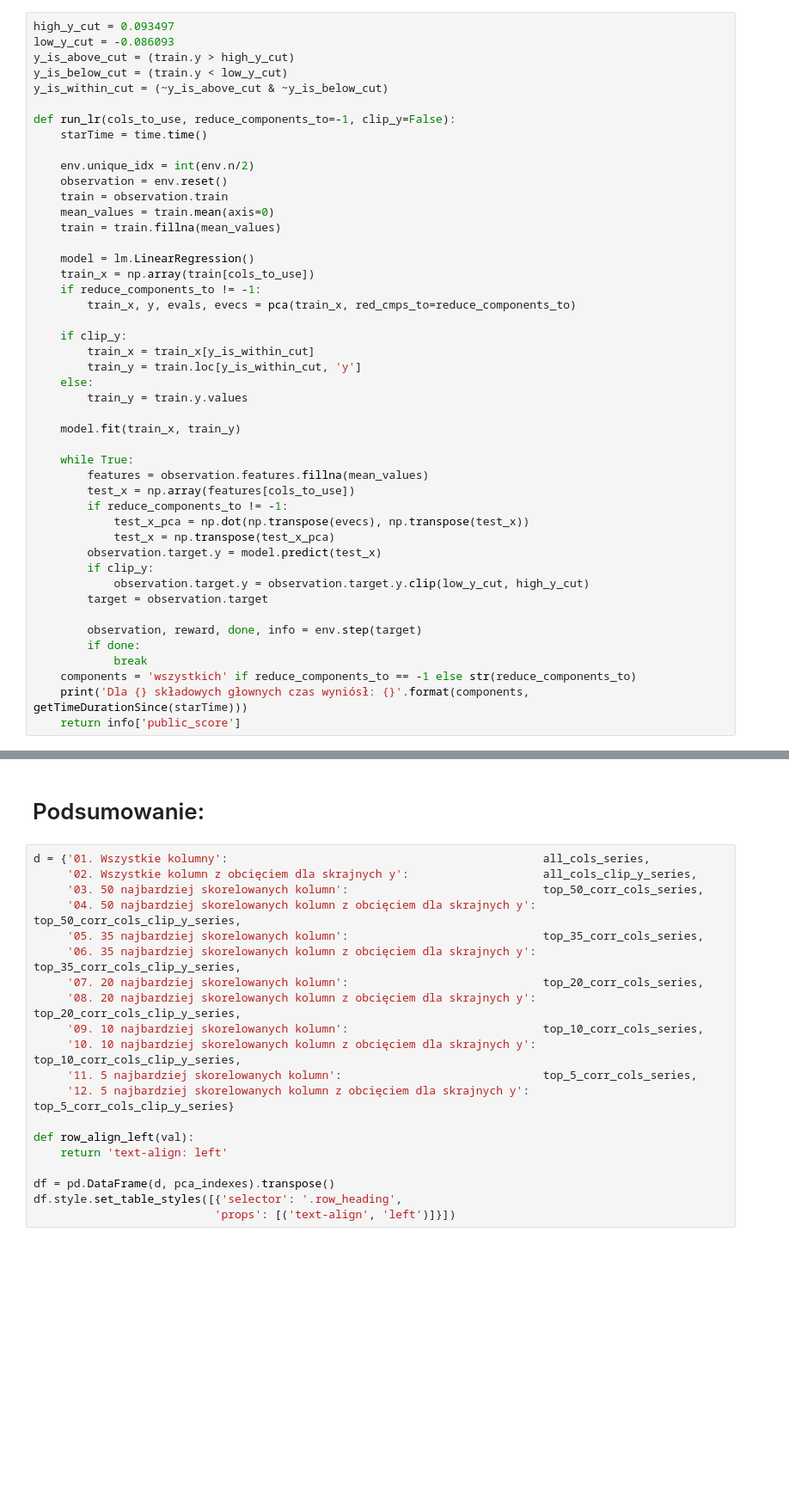
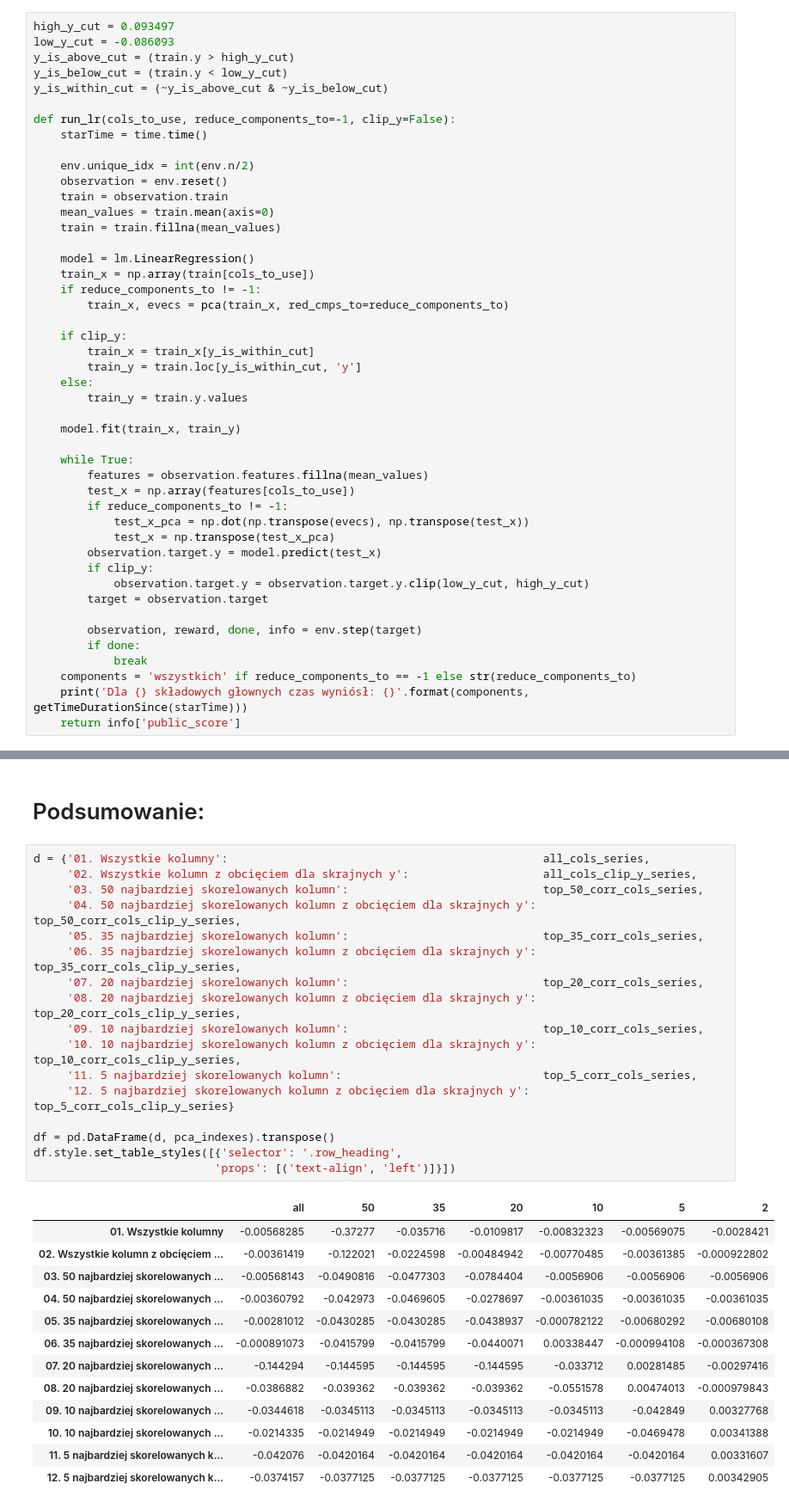
Before and after one commit to sztobar/pca-kaggle, a Jupyter notebook: Models/comparisions.ipynb, the cells around one changed output, grey strips where cells are left out. Shown at 86% size. Saved outputs shown, nothing was run; the diff lists cells and outputs as text; blank space fills up the shorter version.

```diff
--- a/Models/comparisions.ipynb
+++ b/Models/comparisions.ipynb
@@ -45,7 +45,7 @@ def run_lr(cols_to_use, reduce_components_to=-1, clip_y=False):
     model = lm.LinearRegression()
     train_x = np.array(train[cols_to_use])
     if reduce_components_to != -1:
-        train_x, y, evals, evecs = pca(train_x, red_cmps_to=reduce_components_to)
+        train_x, evecs = pca(train_x, red_cmps_to=reduce_components_to)
 
     if clip_y:
         train_x = train_x[y_is_within_cut]
@@ -155,20 +263,31 @@ print(top_5_corr_cols_clip_y_series)
 # %%
 d = {'01. Wszystkie kolumny':                                               all_cols_series,
      '02. Wszystkie kolumn z obcięciem dla skrajnych y':                    all_cols_clip_y_series,
      '03. 50 najbardziej skorelowanych kolumn':                             top_50_corr_cols_series,
      '04. 50 najbardziej skorelowanych kolumn z obcięciem dla skrajnych y': top_50_corr_cols_clip_y_series,
      '05. 35 najbardziej skorelowanych kolumn':                             top_35_corr_cols_series,
      '06. 35 najbardziej skorelowanych kolumn z obcięciem dla skrajnych y': top_35_corr_cols_clip_y_series,
      '07. 20 najbardziej skorelowanych kolumn':                             top_20_corr_cols_series,
      '08. 20 najbardziej skorelowanych kolumn z obcięciem dla skrajnych y': top_20_corr_cols_clip_y_series,
      '09. 10 najbardziej skorelowanych kolumn':                             top_10_corr_cols_series,
      '10. 10 najbardziej skorelowanych kolumn z obcięciem dla skrajnych y': top_10_corr_cols_clip_y_series,
      '11. 5 najbardziej skorelowanych kolumn':                              top_5_corr_cols_series,
      '12. 5 najbardziej skorelowanych kolumn z obcięciem dla skrajnych y':  top_5_corr_cols_clip_y_series}
 
-def row_align_left(val):
-    return 'text-align: left'
-
 df = pd.DataFrame(d, pca_indexes).transpose()
 df.style.set_table_styles([{'selector': '.row_heading',
                            'props': [('text-align', 'left')]}])
+# %% [output]
+|  | all | 50 | 35 | 20 | 10 | 5 | 2 |
+| 01. Wszystkie kolumny | -0.00568285 | -0.37277 | -0.035716 | -0.0109817 | -0.00832323 | -0.00569075 | -0.0028421 |
+| 02. Wszystkie kolumn z obcięciem ... | -0.00361419 | -0.122021 | -0.0224598 | -0.00484942 | -0.00770485 | -0.00361385 | -0.000922802 |
+| 03. 50 najbardziej skorelowanych ... | -0.00568143 | -0.0490816 | -0.0477303 | -0.0784404 | -0.0056906 | -0.0056906 | -0.0056906 |
+| 04. 50 najbardziej skorelowanych ... | -0.00360792 | -0.042973 | -0.0469605 | -0.0278697 | -0.00361035 | -0.00361035 | -0.00361035 |
+| 05. 35 najbardziej skorelowanych ... | -0.00281012 | -0.0430285 | -0.0430285 | -0.0438937 | -0.000782122 | -0.00680292 | -0.00680108 |
+| 06. 35 najbardziej skorelowanych ... | -0.000891073 | -0.0415799 | -0.0415799 | -0.0440071 | 0.00338447 | -0.000994108 | -0.000367308 |
+| 07. 20 najbardziej skorelowanych ... | -0.144294 | -0.144595 | -0.144595 | -0.144595 | -0.033712 | 0.00281485 | -0.00297416 |
+| 08. 20 najbardziej skorelowanych ... | -0.0386882 | -0.039362 | -0.039362 | -0.039362 | -0.0551578 | 0.00474013 | -0.000979843 |
+| 09. 10 najbardziej skorelowanych ... | -0.0344618 | -0.0345113 | -0.0345113 | -0.0345113 | -0.0345113 | -0.042849 | 0.00327768 |
+| 10. 10 najbardziej skorelowanych ... | -0.0214335 | -0.0214949 | -0.0214949 | -0.0214949 | -0.0214949 | -0.0469478 | 0.00341388 |
+| 11. 5 najbardziej skorelowanych k... | -0.042076 | -0.0420164 | -0.0420164 | -0.0420164 | -0.0420164 | -0.0420164 | 0.00331607 |
+| 12. 5 najbardziej skorelowanych k... | -0.0374157 | -0.0377125 | -0.0377125 | -0.0377125 | -0.0377125 | -0.0377125 | 0.00342905 |
```
Also changed, not shown: parts of 6 cells of this notebook, 3 other files.
